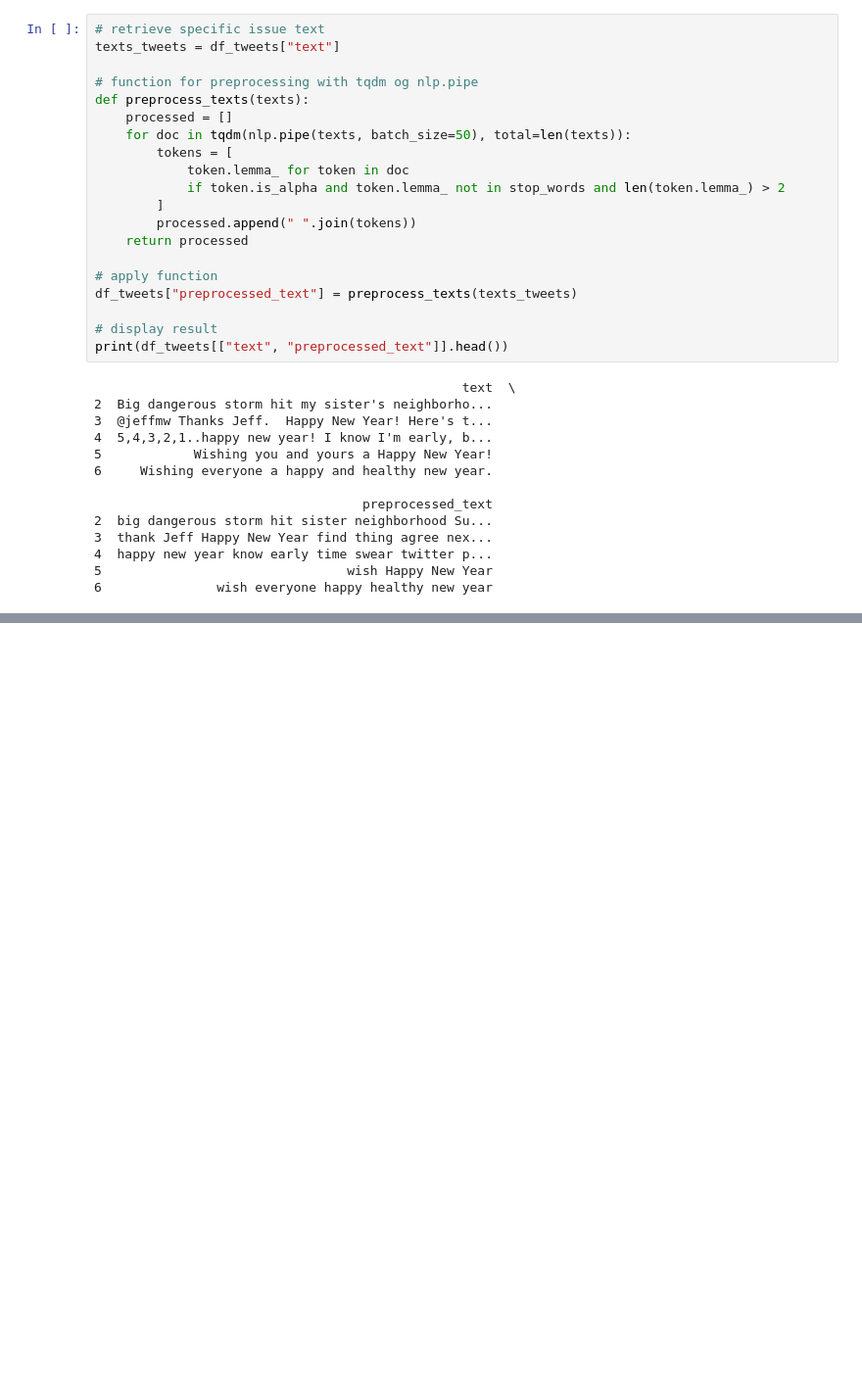
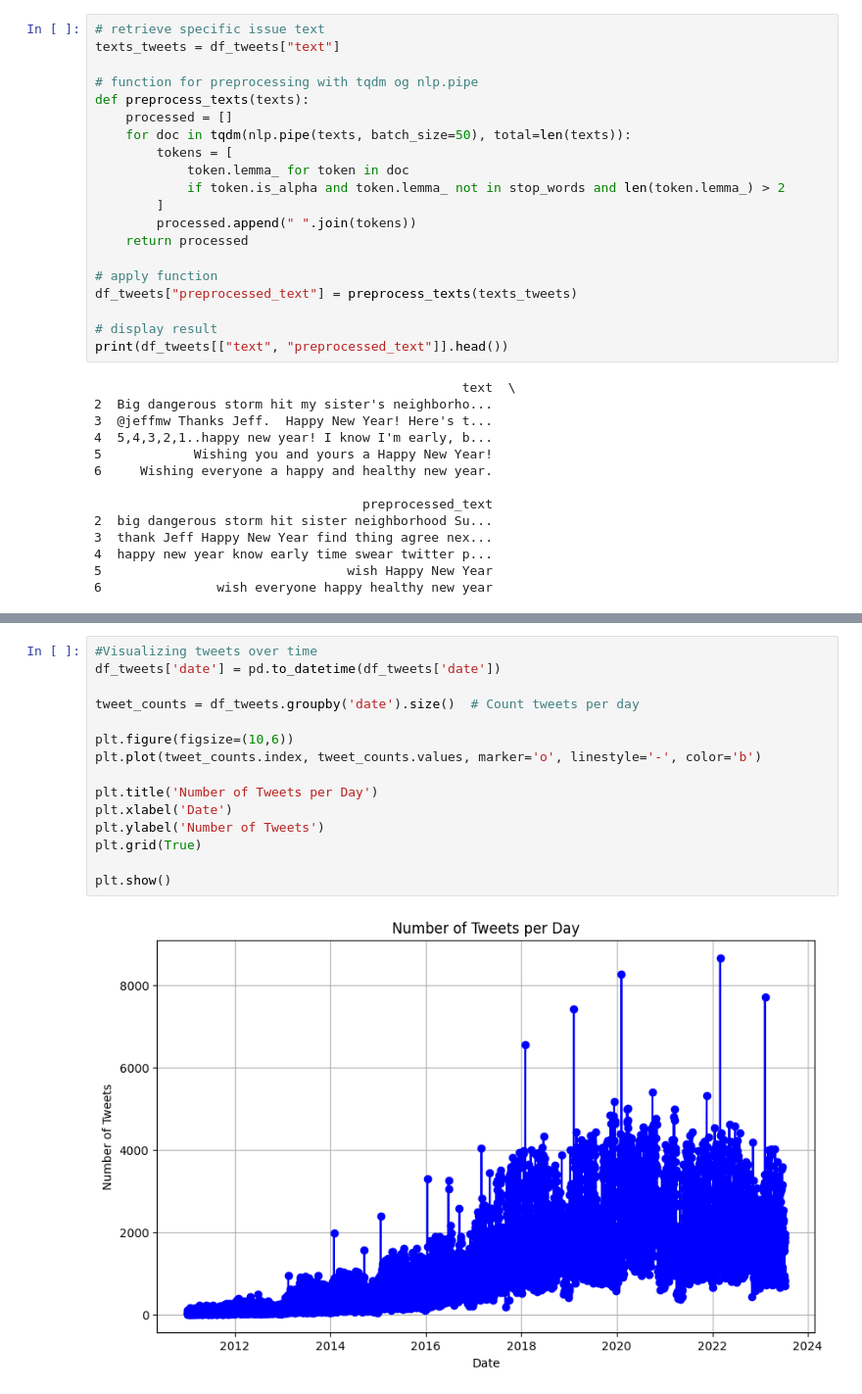
Before and after one commit to deerhjorth/master_thesis25, a Jupyter notebook: data_cleaning.ipynb, the cells around one changed output, grey strips where cells are left out. Shown at 98% size. Cells and saved outputs as stored; diff of their text form; blank space fills up the shorter version.

Commit message:
data visualition

```diff
--- a/data_cleaning.ipynb
+++ b/data_cleaning.ipynb
@@ -885,0 +899,17 @@ print(df_tweets[["text", "preprocessed_text"]].head())
+# %%
+#Visualizing tweets over time
+df_tweets['date'] = pd.to_datetime(df_tweets['date'])
+
+tweet_counts = df_tweets.groupby('date').size()  # Count tweets per day
+
+plt.figure(figsize=(10,6))
+plt.plot(tweet_counts.index, tweet_counts.values, marker='o', linestyle='-', color='b')
+
+plt.title('Number of Tweets per Day')
+plt.xlabel('Date')
+plt.ylabel('Number of Tweets')
+plt.grid(True)
+
+plt.show()
+# %% [output]
+[figure, added]
```
Also changed, not shown: parts of 2 cells of this notebook.
